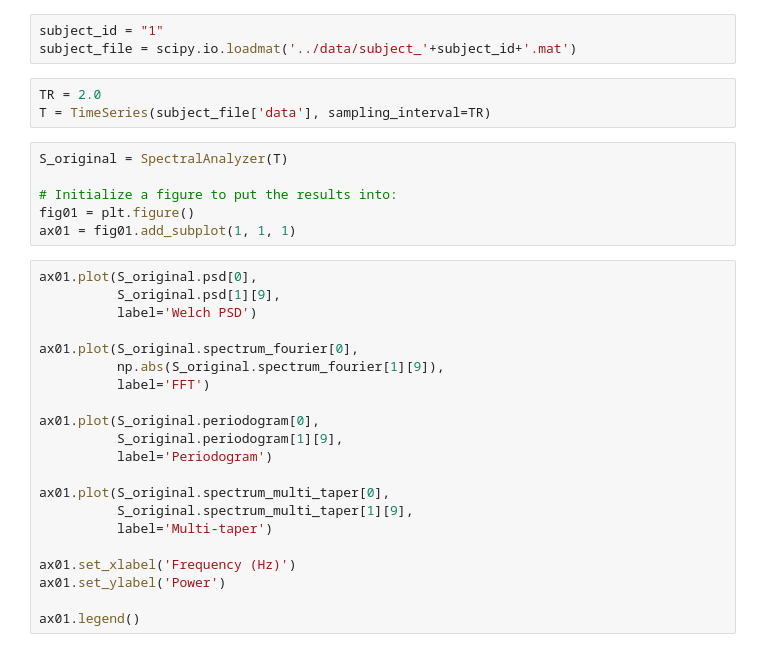
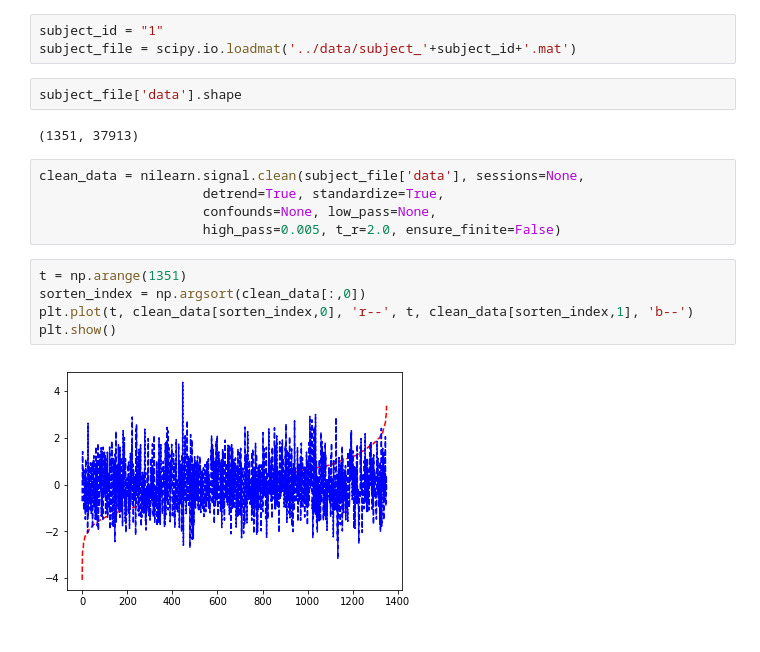
Before and after one commit to samiraabnar/SequentialNeuroSemantics, a Jupyter notebook: notebooks/fMRI_Preprocess.ipynb, the cells around one changed output. Drawn from its saved outputs; the diff is of its cells as text.

```diff
--- a/notebooks/fMRI_Preprocess.ipynb
+++ b/notebooks/fMRI_Preprocess.ipynb
@@ -27,33 +28,19 @@ class Scan(object):
 # %%
 subject_id = "1"
 subject_file = scipy.io.loadmat('../data/subject_'+subject_id+'.mat')
-# %%
-TR = 2.0
-T = TimeSeries(subject_file['data'], sampling_interval=TR)
-# %%
-S_original = SpectralAnalyzer(T)
-
-# Initialize a figure to put the results into:
-fig01 = plt.figure()
-ax01 = fig01.add_subplot(1, 1, 1)
-# %%
-ax01.plot(S_original.psd[0],
-          S_original.psd[1][9],
-          label='Welch PSD')
-
-ax01.plot(S_original.spectrum_fourier[0],
-          np.abs(S_original.spectrum_fourier[1][9]),
-          label='FFT')
-
-ax01.plot(S_original.periodogram[0],
-          S_original.periodogram[1][9],
-          label='Periodogram')
-
-ax01.plot(S_original.spectrum_multi_taper[0],
-          S_original.spectrum_multi_taper[1][9],
-          label='Multi-taper')
-
-ax01.set_xlabel('Frequency (Hz)')
-ax01.set_ylabel('Power')
-
-ax01.legend()
+# %%
+subject_file['data'].shape
+# %% [output]
+(1351, 37913)
+# %%
+clean_data = nilearn.signal.clean(subject_file['data'], sessions=None,
+                     detrend=True, standardize=True,
+                     confounds=None, low_pass=None,
+                     high_pass=0.005, t_r=2.0, ensure_finite=False)
+# %%
+t = np.arange(1351)
+sorten_index = np.argsort(clean_data[:,0])
+plt.plot(t, clean_data[sorten_index,0], 'r--', t, clean_data[sorten_index,1], 'b--')
+plt.show()
+# %% [output]
+[figure, added]
```
Also changed, not shown: parts of 1 cell of this notebook, 2 other files.
